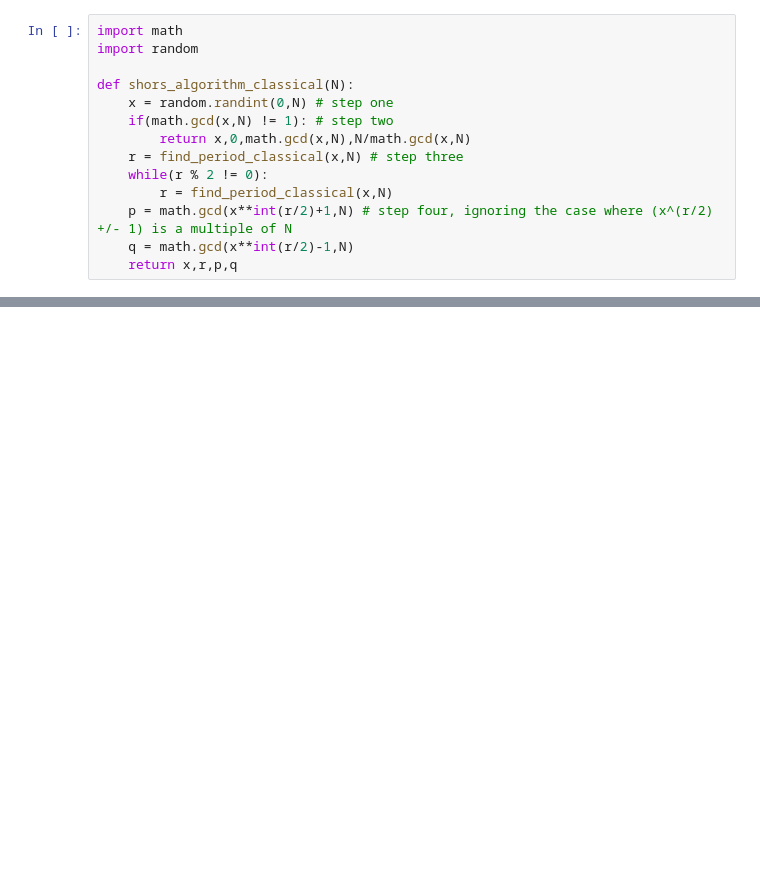
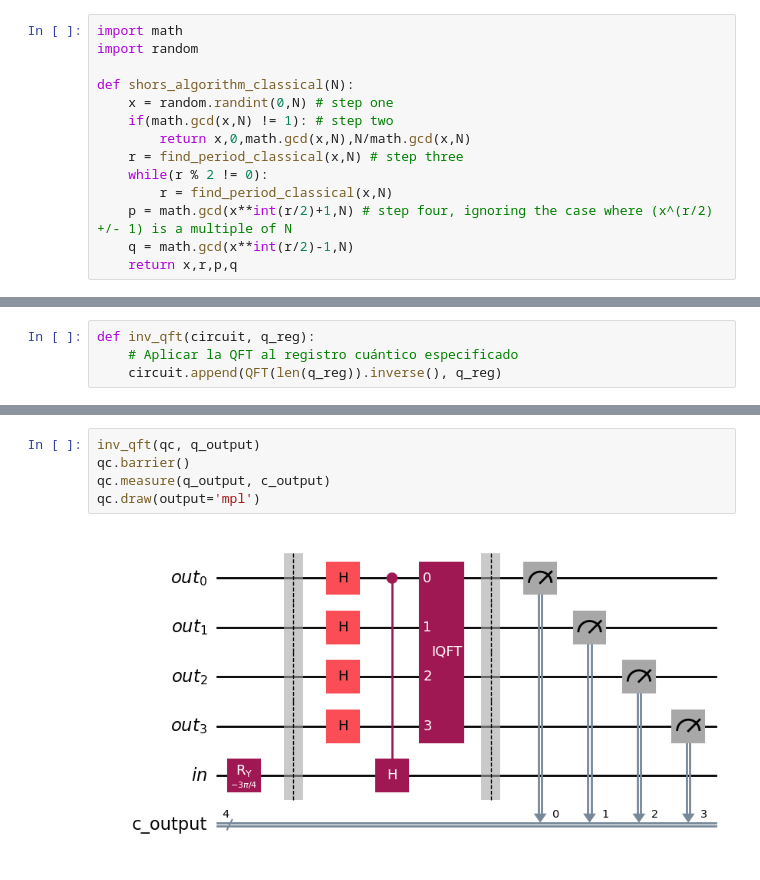
Before and after one commit to lmbibbo/quantum, a Jupyter notebook: shor.ipynb, the cells around one changed output, grey strips where cells are left out. Drawn from its saved outputs; the diff is of its cells as text; blank space fills up the shorter version.

```diff
--- a/shor.ipynb
+++ b/shor.ipynb
@@ -66,0 +98,4 @@ semiprime N = 159 coprime x = 104 period r = 52 prime factors = 53 and 3
+# %%
+def inv_qft(circuit, q_reg):
+    # Aplicar la QFT al registro cuántico especificado
+    circuit.append(QFT(len(q_reg)).inverse(), q_reg)
@@ -66,0 +158,7 @@ semiprime N = 159 coprime x = 104 period r = 52 prime factors = 53 and 3
+# %%
+inv_qft(qc, q_output)
+qc.barrier()
+qc.measure(q_output, c_output)
+qc.draw(output='mpl')
+# %% [output]
+[figure, added]
```
Also changed, not shown: parts of 19 cells of this notebook.
